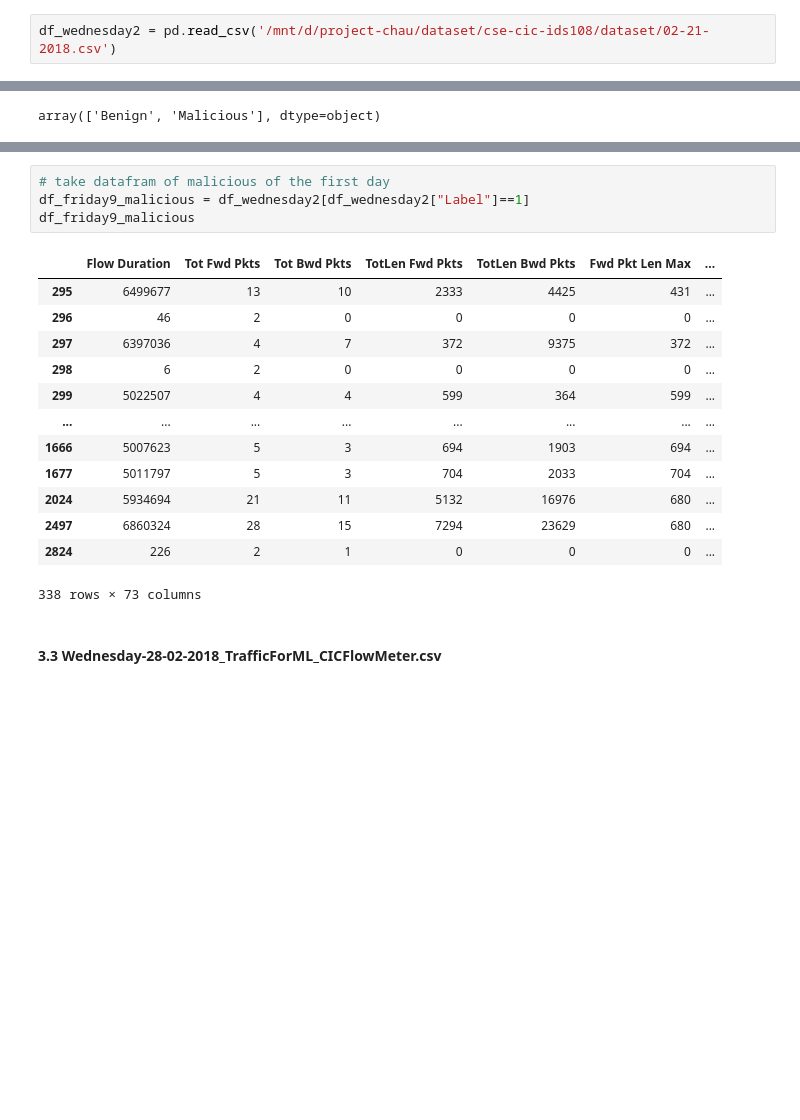
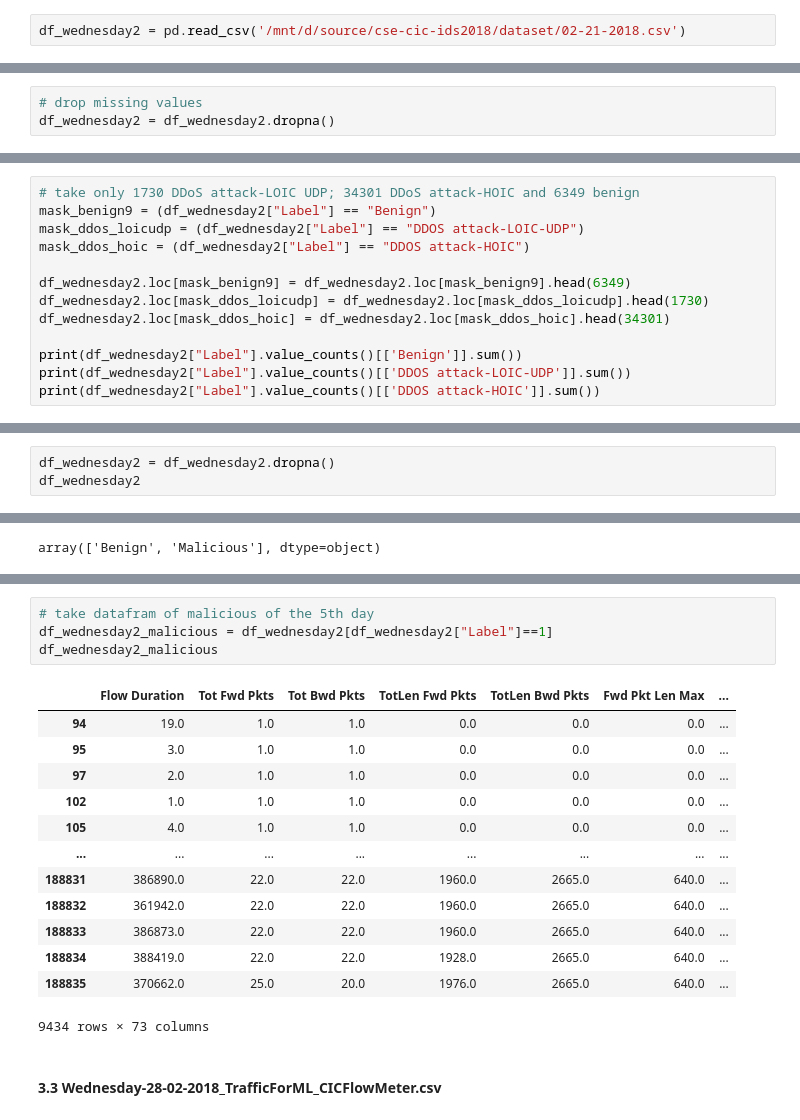
Before and after one commit to alittlesheepofGod/cse-cic-ids2018, a Jupyter notebook: 1-Exploring_CIC-IDS-2018_Dataset.ipynb, the cells around one changed output, grey strips where cells are left out. Saved outputs shown, nothing was run; the diff lists cells and outputs as text; blank space fills up the shorter version.

```diff
--- a/1-Exploring_CIC-IDS-2018_Dataset.ipynb
+++ b/1-Exploring_CIC-IDS-2018_Dataset.ipynb
@@ -3001,5 +3424,5 @@ df_thursday4_malicious
 # %%
-df_wednesday2 = pd.read_csv('/mnt/d/project-chau/dataset/cse-cic-ids108/dataset/02-21-2018.csv')
+df_wednesday2 = pd.read_csv('/mnt/d/source/cse-cic-ids2018/dataset/02-21-2018.csv')
 # %%
 df_wednesday2
 # %% [output]
@@ -3221,0 +3629,3 @@ df_wednesday2
+# %%
+# drop missing values
+df_wednesday2 = df_wednesday2.dropna()
@@ -3221,0 +3670,13 @@ df_wednesday2
+# %%
+# take only 1730 DDoS attack-LOIC UDP; 34301 DDoS attack-HOIC and 6349 benign
+mask_benign9 = (df_wednesday2["Label"] == "Benign")
+mask_ddos_loicudp = (df_wednesday2["Label"] == "DDOS attack-LOIC-UDP")
+mask_ddos_hoic = (df_wednesday2["Label"] == "DDOS attack-HOIC")
+
+df_wednesday2.loc[mask_benign9] = df_wednesday2.loc[mask_benign9].head(6349)
+df_wednesday2.loc[mask_ddos_loicudp] = df_wednesday2.loc[mask_ddos_loicudp].head(1730)
+df_wednesday2.loc[mask_ddos_hoic] = df_wednesday2.loc[mask_ddos_hoic].head(34301)
+
+print(df_wednesday2["Label"].value_counts()[['Benign']].sum())
+print(df_wednesday2["Label"].value_counts()[['DDOS attack-LOIC-UDP']].sum())
+print(df_wednesday2["Label"].value_counts()[['DDOS attack-HOIC']].sum())
@@ -3221,0 +3687,3 @@ df_wednesday2
+# %%
+df_wednesday2 = df_wednesday2.dropna()
+df_wednesday2
@@ -3328,21 +3826,21 @@ df_friday9_benign
 # %%
-# take datafram of malicious of the first day
-df_friday9_malicious = df_wednesday2[df_wednesday2["Label"]==1]
-df_friday9_malicious
+# take datafram of malicious of the 5th day
+df_wednesday2_malicious = df_wednesday2[df_wednesday2["Label"]==1]
+df_wednesday2_malicious
 # %% [output]
 |  | Flow Duration | Tot Fwd Pkts | Tot Bwd Pkts | TotLen Fwd Pkts | TotLen Bwd Pkts | Fwd Pkt Len Max | ... |
-| 295 | 6499677 | 13 | 10 | 2333 | 4425 | 431 | ... |
-| 296 | 46 | 2 | 0 | 0 | 0 | 0 | ... |
-| 297 | 6397036 | 4 | 7 | 372 | 9375 | 372 | ... |
-| 298 | 6 | 2 | 0 | 0 | 0 | 0 | ... |
-| 299 | 5022507 | 4 | 4 | 599 | 364 | 599 | ... |
+| 94 | 19.0 | 1.0 | 1.0 | 0.0 | 0.0 | 0.0 | ... |
+| 95 | 3.0 | 1.0 | 1.0 | 0.0 | 0.0 | 0.0 | ... |
+| 97 | 2.0 | 1.0 | 1.0 | 0.0 | 0.0 | 0.0 | ... |
+| 102 | 1.0 | 1.0 | 1.0 | 0.0 | 0.0 | 0.0 | ... |
+| 105 | 4.0 | 1.0 | 1.0 | 0.0 | 0.0 | 0.0 | ... |
 | ... | ... | ... | ... | ... | ... | ... | ... |
-| 1666 | 5007623 | 5 | 3 | 694 | 1903 | 694 | ... |
-| 1677 | 5011797 | 5 | 3 | 704 | 2033 | 704 | ... |
-| 2024 | 5934694 | 21 | 11 | 5132 | 16976 | 680 | ... |
-| 2497 | 6860324 | 28 | 15 | 7294 | 23629 | 680 | ... |
-| 2824 | 226 | 2 | 1 | 0 | 0 | 0 | ... |
+| 188831 | 386890.0 | 22.0 | 22.0 | 1960.0 | 2665.0 | 640.0 | ... |
+| 188832 | 361942.0 | 22.0 | 22.0 | 1960.0 | 2665.0 | 640.0 | ... |
+| 188833 | 386873.0 | 22.0 | 22.0 | 1960.0 | 2665.0 | 640.0 | ... |
+| 188834 | 388419.0 | 22.0 | 22.0 | 1928.0 | 2665.0 | 640.0 | ... |
+| 188835 | 370662.0 | 25.0 | 20.0 | 1976.0 | 2665.0 | 640.0 | ... |
-338 rows × 73 columns
+9434 rows × 73 columns
 # %% [markdown]
 #### 3.3 Wednesday-28-02-2018_TrafficForML_CICFlowMeter.csv
 # %%
```
Also changed, not shown: parts of 89 cells of this notebook, 1 other file.
